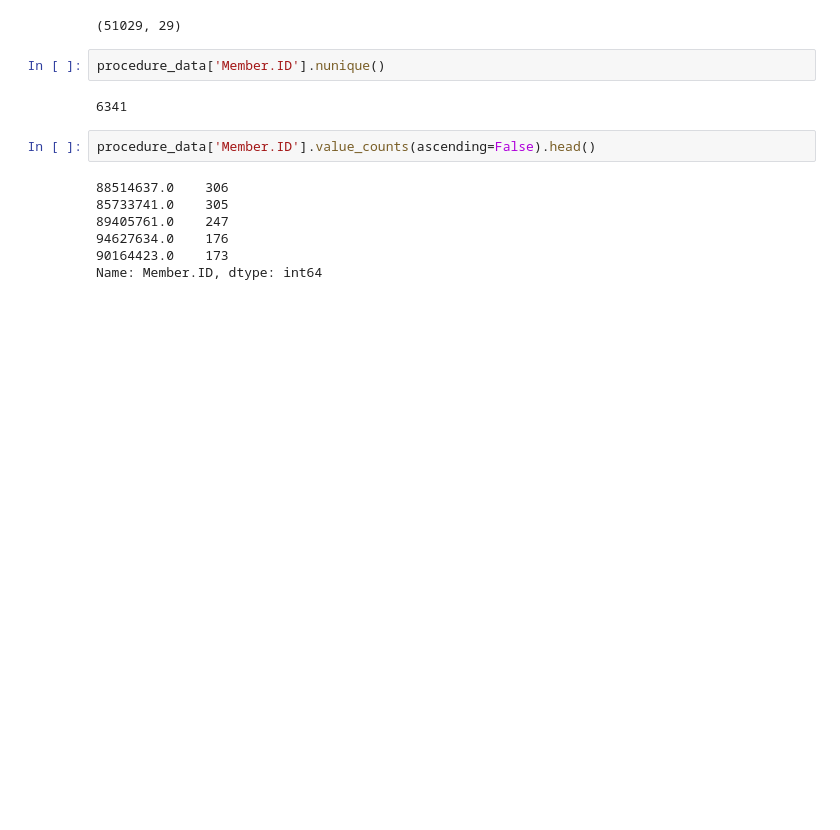
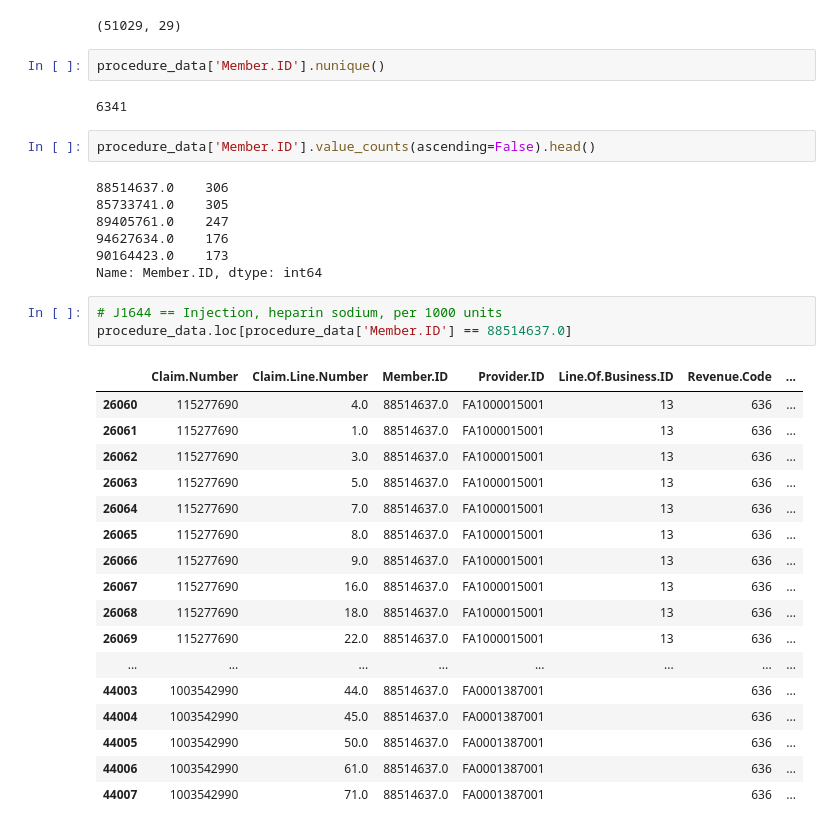
Before and after one commit to narquette/claimassignment, a Jupyter notebook: code/Claim_EDA.ipynb, the cells around one changed output. Drawn from its saved outputs; the diff is of its cells as text; blank space fills up the shorter version.

Commit message:
include more data analysis

```diff
--- a/code/Claim_EDA.ipynb
+++ b/code/Claim_EDA.ipynb
@@ -567,3 +581,24 @@ procedure_data['Member.ID'].value_counts(ascending=False).head()
 94627634.0    176
 90164423.0    173
 Name: Member.ID, dtype: int64
+# %%
+# J1644 == Injection, heparin sodium, per 1000 units
+procedure_data.loc[procedure_data['Member.ID'] == 88514637.0]
+# %% [output]
+|  | Claim.Number | Claim.Line.Number | Member.ID | Provider.ID | Line.Of.Business.ID | Revenue.Code | ... |
+| 26060 | 115277690 | 4.0 | 88514637.0 | FA1000015001 | 13 | 636 | ... |
+| 26061 | 115277690 | 1.0 | 88514637.0 | FA1000015001 | 13 | 636 | ... |
+| 26062 | 115277690 | 3.0 | 88514637.0 | FA1000015001 | 13 | 636 | ... |
+| 26063 | 115277690 | 5.0 | 88514637.0 | FA1000015001 | 13 | 636 | ... |
+| 26064 | 115277690 | 7.0 | 88514637.0 | FA1000015001 | 13 | 636 | ... |
+| 26065 | 115277690 | 8.0 | 88514637.0 | FA1000015001 | 13 | 636 | ... |
+| 26066 | 115277690 | 9.0 | 88514637.0 | FA1000015001 | 13 | 636 | ... |
+| 26067 | 115277690 | 16.0 | 88514637.0 | FA1000015001 | 13 | 636 | ... |
+| 26068 | 115277690 | 18.0 | 88514637.0 | FA1000015001 | 13 | 636 | ... |
+| 26069 | 115277690 | 22.0 | 88514637.0 | FA1000015001 | 13 | 636 | ... |
+| ... | ... | ... | ... | ... | ... | ... | ... |
+| 44003 | 1003542990 | 44.0 | 88514637.0 | FA0001387001 |  | 636 | ... |
+| 44004 | 1003542990 | 45.0 | 88514637.0 | FA0001387001 |  | 636 | ... |
+| 44005 | 1003542990 | 50.0 | 88514637.0 | FA0001387001 |  | 636 | ... |
+| 44006 | 1003542990 | 61.0 | 88514637.0 | FA0001387001 |  | 636 | ... |
+| 44007 | 1003542990 | 71.0 | 88514637.0 | FA0001387001 |  | 636 | ... |
```
Also changed, not shown: parts of 3 cells of this notebook.
